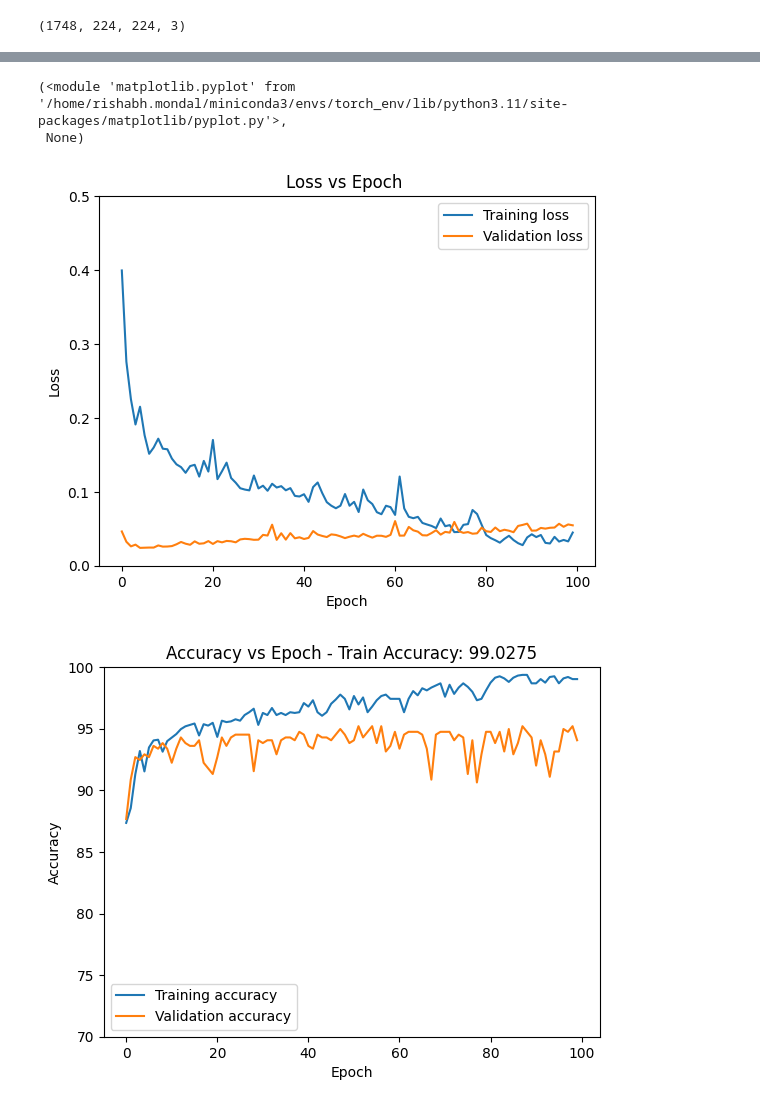
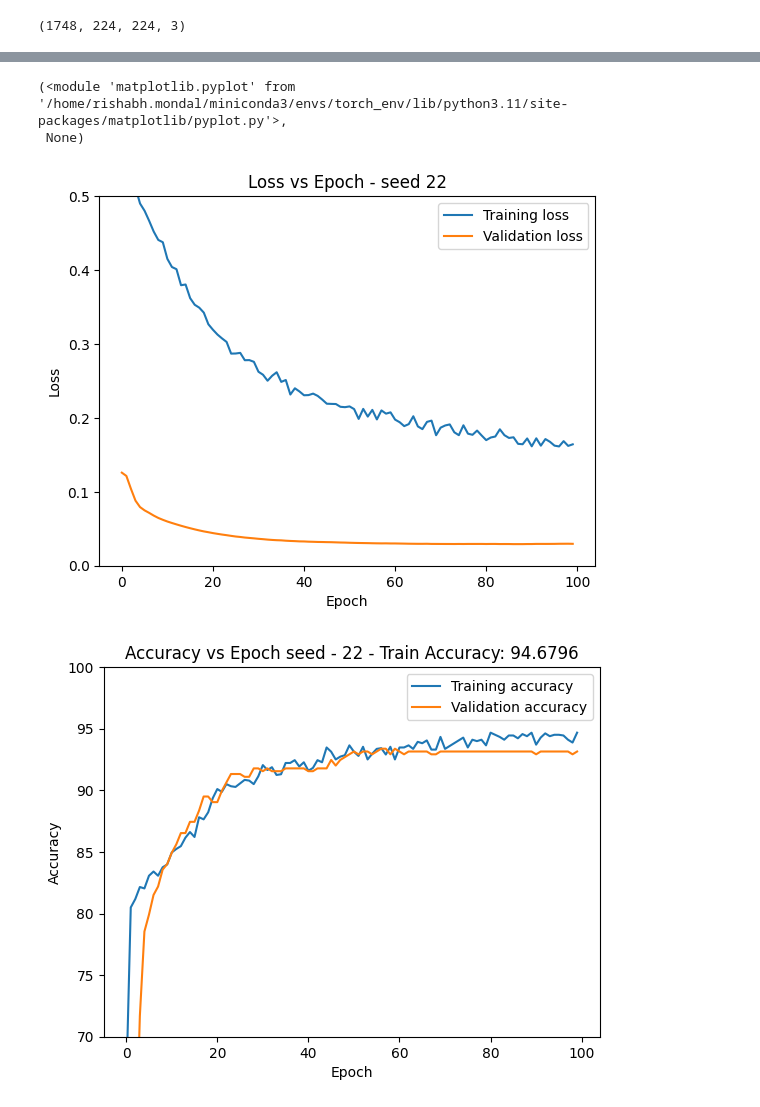
Before and after one commit to rishabh-mondal/AAAI_BK_Paper, a Jupyter notebook: detection_through_torch/compare_model_torch.ipynb, the cells around one changed output, grey strips where cells are left out. Drawn from its saved outputs; the diff is of its cells as text; code cells hidden in the pictures.

Commit message:
efficient net 22,82

```diff
--- a/detection_through_torch/compare_model_torch.ipynb
+++ b/detection_through_torch/compare_model_torch.ipynb
@@ -215,6 +219,6 @@ Estimated Total Size (MB): 392.86
 # %%
 
-model, criterion, optimizer = resnet50(seed=42)
+model, criterion, optimizer = efficientnet_b0_model(seed=22)
 model = model.to(device)
 train_losses = []
 train_accuracies = []
@@ -326,25 +327,25 @@ plt.plot(val_losses, label='Validation loss')
 plt.legend()
 plt.xlabel('Epoch')
 plt.ylabel('Loss')
-plt.title('Loss vs Epoch - seed 42')
-plt,savefig('loss_vs_epoch_resnet50 - seed 42.png')
+plt.title('Loss vs Epoch - seed 22')
+plt,savefig('loss_vs_epoch_efficientnet - seed 22.png')
 # %% [output]
 (<module 'matplotlib.pyplot' from '/home/rishabh.mondal/miniconda3/envs/torch_env/lib/python3.11/site-packages/matplotlib/pyplot.py'>,
  None)
-[figure, old version]
+[figure, new version]
 # %%
 #plot accuracy in same axis scale 0-100
 plt.ylim(70, 100)
 plt.plot(train_accuracies, label='Training accuracy')
 plt.plot(val_accuracies, label='Validation accuracy')
 plt.legend()
 plt.xlabel('Epoch')
 plt.ylabel('Accuracy')
 # print final train accuracy in title of plot
-plt.title('Accuracy vs Epoch seed - 42 - Train Accuracy: {:.4f}'.format(epoch_acc))
-plt.savefig('accuracy_vs_epoch_resnet50 -seed 42.png')
+plt.title('Accuracy vs Epoch seed - 22 - Train Accuracy: {:.4f}'.format(epoch_acc))
+plt.savefig('accuracy_vs_epoch_efficientnet -seed 22.png')
 # %% [output]
-[figure, old version]
+[figure, new version]
 # %%
 #create the bar chart to show the precision, recall, f1-score
 precision, recall, fscore, support = precision_recall_fscore_support(true_labels, predicted_labels, average='binary')
```
Also changed, not shown: parts of 9 cells of this notebook, 8 other files.
